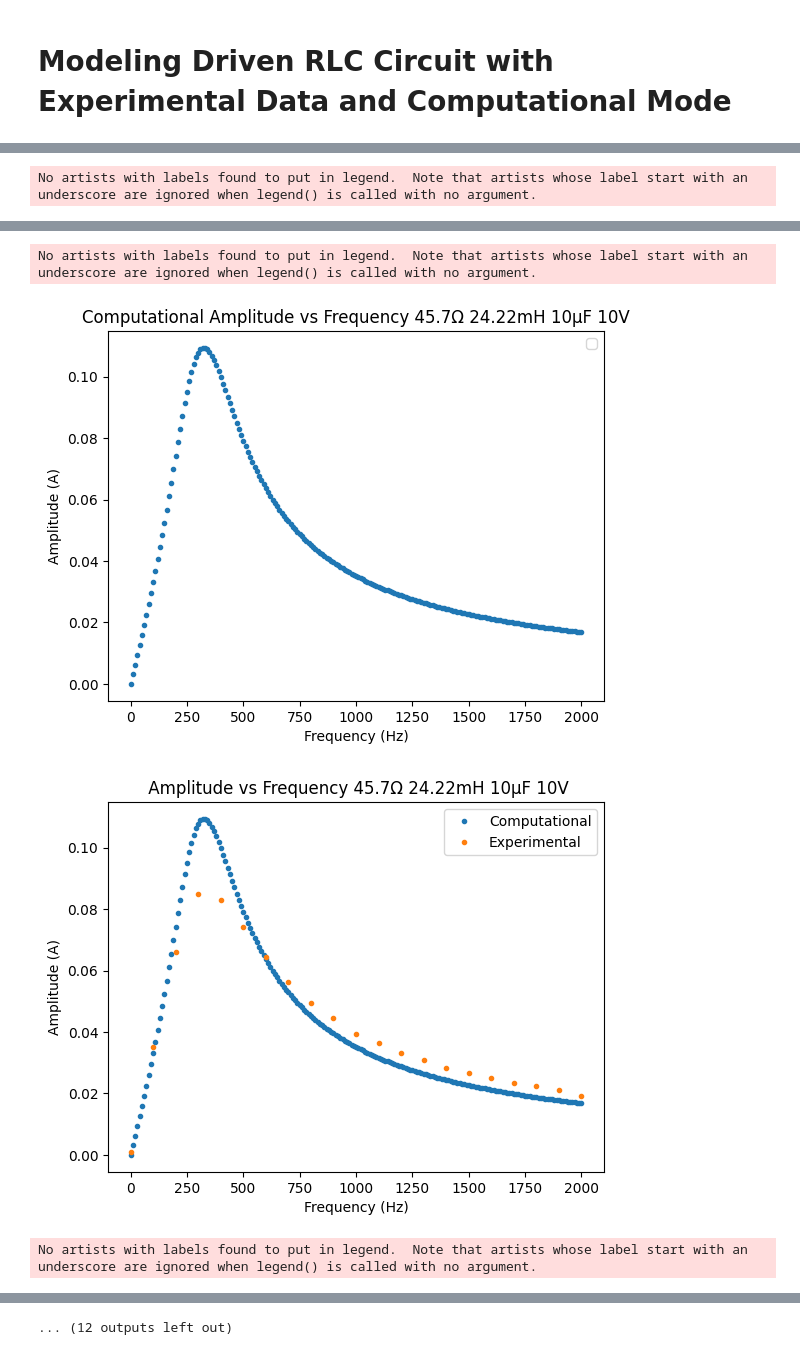
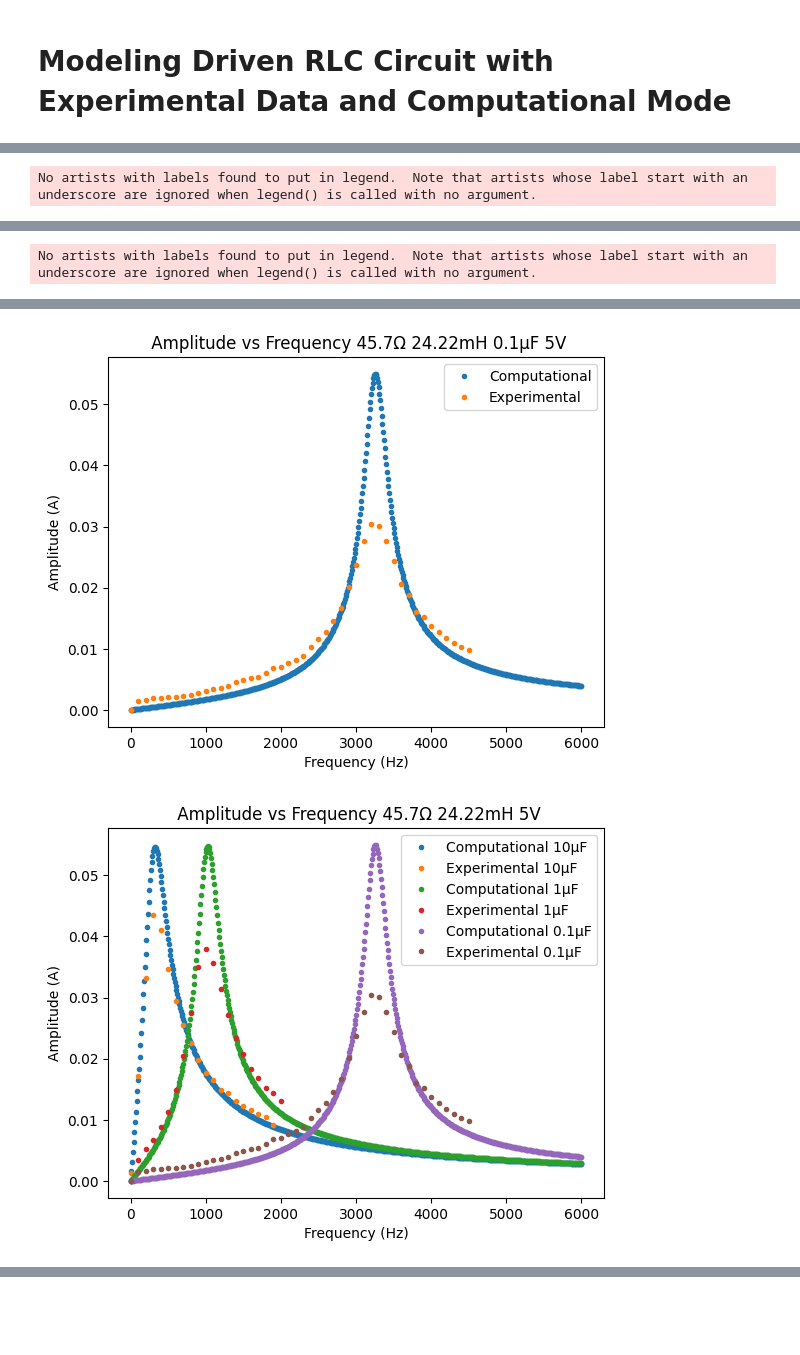
Before and after one commit to kevinthegreat1/HonorsPhysics2, a Jupyter notebook: Unit9/DrivenRLCCircuit/Model.ipynb, the cells around one changed output, grey strips where cells are left out. Cells and saved outputs as stored; diff of their text form; code cells hidden in the pictures; blank space fills up the shorter version.

Commit message:
Add 0.1µF capacitor data

```diff
--- a/Unit9/DrivenRLCCircuit/Model.ipynb
+++ b/Unit9/DrivenRLCCircuit/Model.ipynb
@@ -10,12 +11,12 @@ import statistics
 from tqdm import tqdm
 # %%
 # Constants
-resistance = [45.7, 60.4]
+resistance = [45.7]
 inductance = 0.02421893575
-capacitance = [0.00001, 0.000001]
-voltage = [5, 10]
+capacitance = [0.00001, 0.000001, 0.0000001]
+voltage = [5]
 frequency_initial = 0
-frequency_final = 2000
+frequency_final = 6000
 # %%
 def compute_models(resistance, inductance, capacitances, voltage):
     responseCurves = []
@@ -34,25 +35,19 @@ def compute_models(resistance, inductance, capacitances, voltage):
             # Calculate the amplitude by checking the max value in the last five seconds
             return max(current[-5000:])
 
-        frequencies = np.linspace(frequency_initial, frequency_final, 201)
+        frequencies = np.linspace(frequency_initial, frequency_final, 601)
         amplitudes = list(map(compute_model, tqdm(frequencies)))
 
         # Graph frequency vs amplitude
-        responseCurves.append((frequencies, amplitudes, f"Computational {int(capacitance * 1000000)}µF"))
-        model_utils.graph([(frequencies, amplitudes, "")], "Amplitude", "A", "Frequency", "Hz", "Computational", f"{resistance}Ω {round(inductance * 1000, 2)}mH {int(capacitance * 1000000)}µF {voltage}V", ".", f"Graphs/Computational/ResponseCurve_{resistance}Ω_{round(inductance * 1000, 2)}mH_{int(capacitance * 1000000)}µF_{voltage}V")
+        responseCurves.append((frequencies, amplitudes, f"Computational {(int(capacitance * 1000000), round(capacitance * 1000000, 1))[capacitance < 0.000001]}µF"))
+        model_utils.graph([(frequencies, amplitudes, "")], "Amplitude", "A", "Frequency", "Hz", "Computational", f"{resistance}Ω {round(inductance * 1000, 2)}mH {(int(capacitance * 1000000), round(capacitance * 1000000, 1))[capacitance < 0.000001]}µF {voltage}V", ".", f"Graphs/Computational/ResponseCurve_{resistance}Ω_{round(inductance * 1000, 2)}mH_{(int(capacitance * 1000000), round(capacitance * 1000000, 1))[capacitance < 0.000001]}µF_{voltage}V")
 
-        try:
-            data = pd.read_csv(f"Data/AmplitudeFrequency/Driven RLC {resistance}Ω {round(inductance * 1000, 2)}mH {int(capacitance * 1000000)}µF {voltage}V amplitude.csv")
-            responseCurves.append((data["Frequency (Hz)"], data["Amplitude (A)"], f"Experimental {int(capacitance * 1000000)}µF"))
-            model_utils.graph([(frequencies, amplitudes, "Computational"), (data["Frequency (Hz)"], data["Amplitude (A)"], "Experimental")], "Amplitude", "A", "Frequency", "Hz", name_suffix=f"{resistance}Ω {round(inductance * 1000, 2)}mH {int(capacitance * 1000000)}µF {voltage}V", type=".", directory=f"Graphs/ResponseCurve_{resistance}Ω_{round(inductance * 1000, 2)}mH_{int(capacitance * 1000000)}µF_{voltage}V")
-        except:
-            pass
+        data = pd.read_csv(f"Data/AmplitudeFrequency/Driven RLC {resistance}Ω {round(inductance * 1000, 2)}mH {(int(capacitance * 1000000), round(capacitance * 1000000, 1))[capacitance < 0.000001]}µF {voltage}V amplitude.csv")
+        responseCurves.append((data["Frequency (Hz)"], data["Amplitude (A)"], f"Experimental {(int(capacitance * 1000000), round(capacitance * 1000000, 1))[capacitance < 0.000001]}µF"))
+        model_utils.graph([(frequencies, amplitudes, "Computational"), (data["Frequency (Hz)"], data["Amplitude (A)"], "Experimental")], "Amplitude", "A", "Frequency", "Hz", name_suffix=f"{resistance}Ω {round(inductance * 1000, 2)}mH {(int(capacitance * 1000000), round(capacitance * 1000000, 1))[capacitance < 0.000001]}µF {voltage}V", type=".", directory=f"Graphs/ResponseCurve_{resistance}Ω_{round(inductance * 1000, 2)}mH_{(int(capacitance * 1000000), round(capacitance * 1000000, 1))[capacitance < 0.000001]}µF_{voltage}V")
 
     model_utils.graph(responseCurves, "Amplitude", "A", "Frequency", "Hz", name_suffix=f"{resistance}Ω {round(inductance * 1000, 2)}mH {voltage}V", type=".", directory=f"Graphs/ResponseCurve_{resistance}Ω_{round(inductance * 1000, 2)}mH_{voltage}V")
 # %%
 compute_models(resistance[0], inductance, capacitance, voltage[0])
-compute_models(resistance[0], inductance, capacitance, voltage[1])
-compute_models(resistance[1], inductance, capacitance, voltage[0])
-compute_models(resistance[1], inductance, capacitance, voltage[1])
 # %% [output]
 No artists with labels found to put in legend.  Note that artists whose label start with an underscore are ignored when legend() is called with no argument.
@@ -63,0 +59 @@ No artists with labels found to put in legend.  Note that artists whose label st
+No artists with labels found to put in legend.  Note that artists whose label start with an underscore are ignored when legend() is called with no argument.
@@ -65,4 +61,2 @@ No artists with labels found to put in legend.  Note that artists whose label st
-No artists with labels found to put in legend.  Note that artists whose label start with an underscore are ignored when legend() is called with no argument.
-[figure, old version]
+[figure, new version]
-[figure, old version]
+[figure, new version]
-No artists with labels found to put in legend.  Note that artists whose label start with an underscore are ignored when legend() is called with no argument.
@@ -70 +62,0 @@ No artists with labels found to put in legend.  Note that artists whose label st
-... (12 outputs left out)
```
Also changed, not shown: parts of 2 cells of this notebook, 8 other files.
